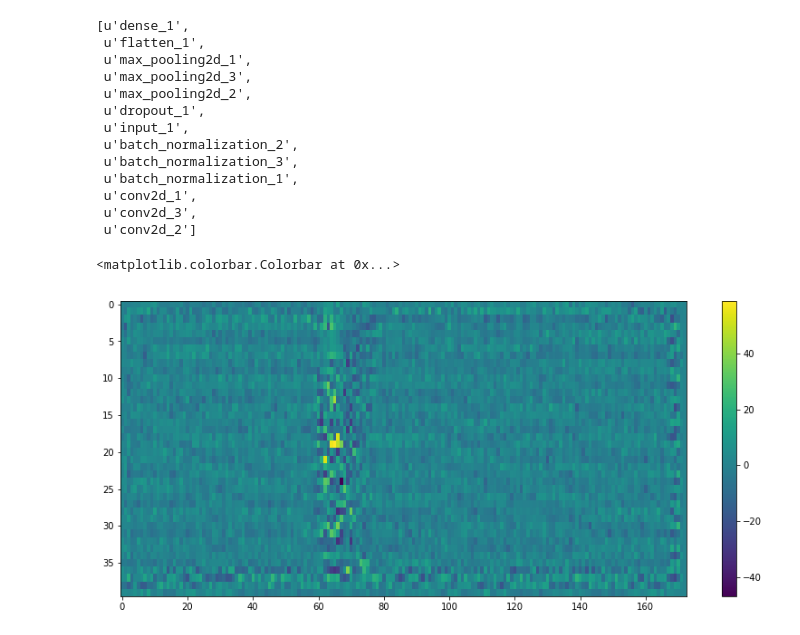
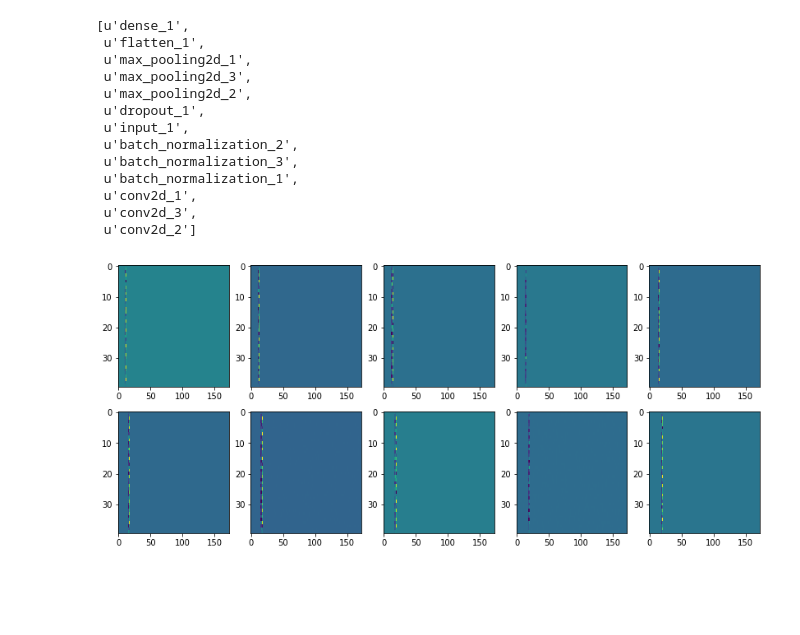
Before and after one commit to iwonasob/DLGdansk, a Jupyter notebook: What has our model learnt?.ipynb, the cells around one changed output. Cells and saved outputs as stored; diff of their text form; code cells hidden in the pictures; blank space fills up the shorter version.

Commit message:
Added more on visualization and graphs of the models

```diff
--- a/What has our model learnt?.ipynb
+++ b/What has our model learnt?.ipynb
@@ -77,14 +91,29 @@ step =1
 # %%
 input_data = model.input
 # %%
+filter_index = range(10,20)
+gen_im=[]
 layer_output = layer_dict[layer_name].output
-loss = K.mean(layer_output[:, filter_index, :, :])
 
-# compute the gradient of the input picture wrt this loss
-grads = K.gradients(loss, input_data)[0]
+for f in filter_index:
+    loss = K.mean(layer_output[:, f, :, :])
 
-# normalization trick: we normalize the gradient
-grads /= (K.sqrt(K.mean(K.square(grads))) + 1e-5)
+    grads = 0
+    # compute the gradient of the input picture wrt this loss
+    grads = K.gradients(loss, input_data)[0]
 
-# this function returns the loss and grads given the input picture
-iterate = K.function([input_data], [loss, grads])
+    # normalization trick: we normalize the gradient
+    grads /= (K.sqrt(K.mean(K.square(grads))) + 1e-5)
+
+    # this function returns the loss and grads given the input picture
+    iterate = K.function([input_data], [loss, grads])
+
+    input_data_gen = np.random.random((1, n_frames, n_features, 1))
+    for i in range(100):
+        loss_value, grads_value = iterate([input_data_gen])
+        input_data_gen += grads_value * step
+        #print('Current loss value:', loss_value)
+        if loss_value <= 0.:
+           # some filters get stuck to 0, we can skip them
+            break
+    gen_im.append(input_data_gen)
@@ -102,6 +120,7 @@ for i in range(50):
-# %%
-plt.imshow(input_data_gen[0,:,:,0].T, aspect='auto')
-plt.colorbar()
-# %% [output]
-<matplotlib.colorbar.Colorbar at 0x...>
-[figure, removed]
+# %%
+fig = plt.figure()
+for idx, im in enumerate(gen_im):
+    plt.subplot(2,5,idx+1)
+    plt.imshow(im[0,:,:,0].T, aspect='auto')
+# %% [output]
+[figure, added]
```
Also changed, not shown: parts of 7 cells of this notebook, 1 other file.
